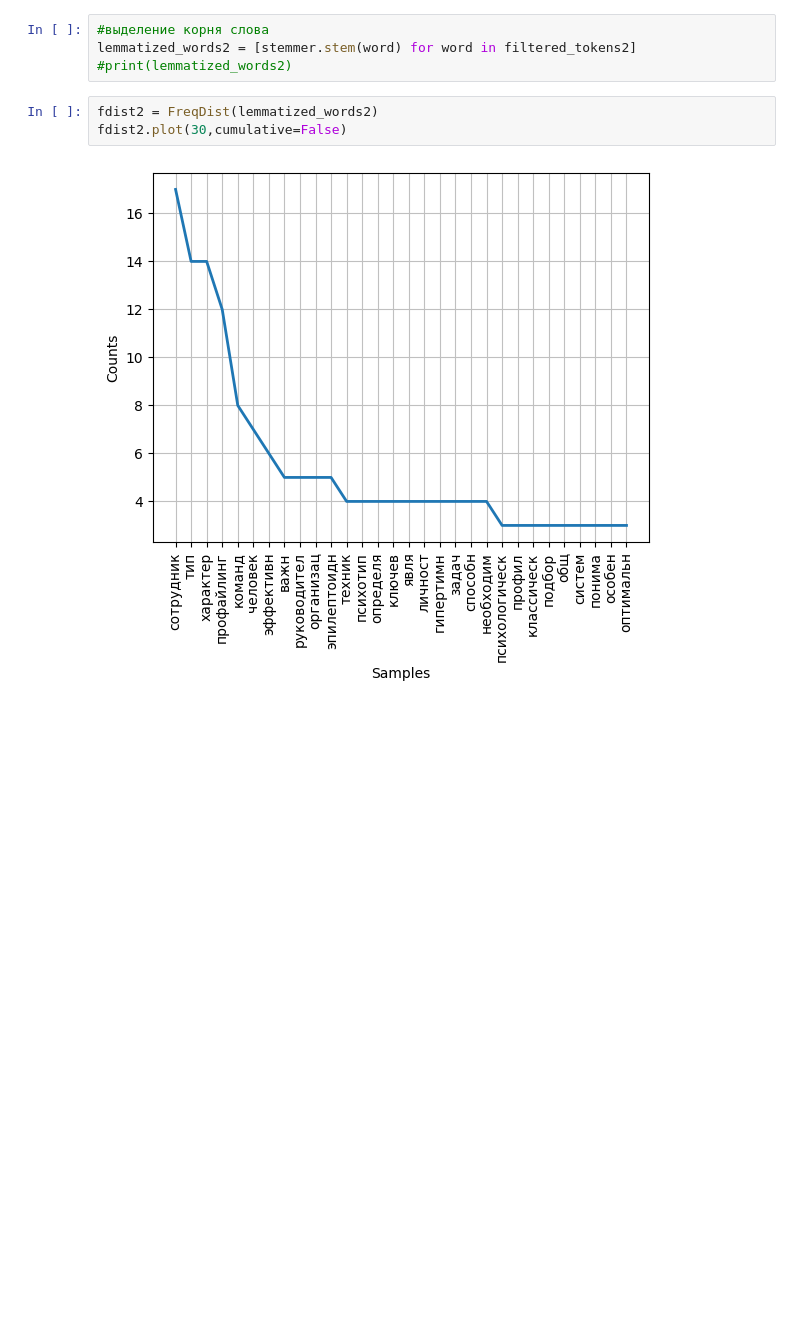
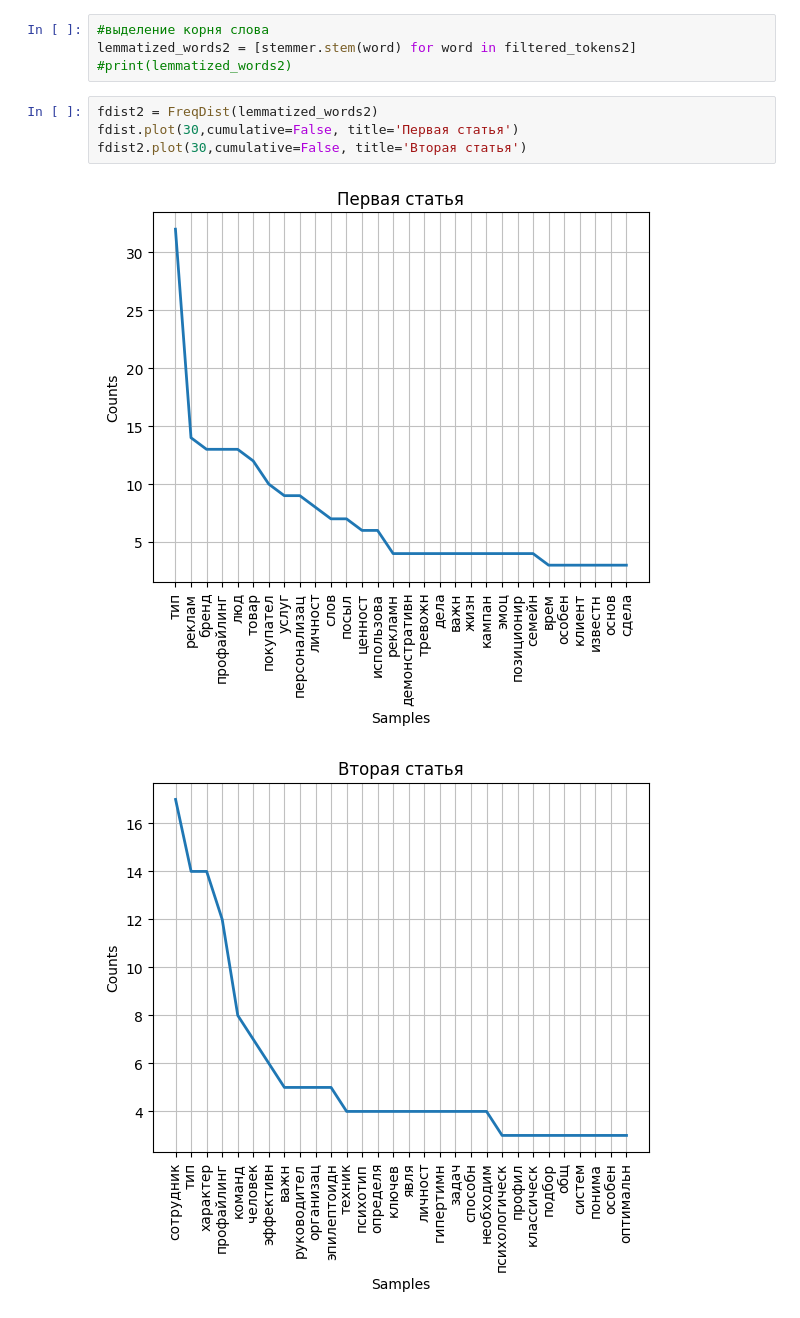
Before and after one commit to BelikMary/Electronic_content_development, a Jupyter notebook: Анализ_текста.ipynb, the cells around one changed output. Saved outputs shown, nothing was run; the diff lists cells and outputs as text; blank space fills up the shorter version.

```diff
--- a/Анализ_текста.ipynb
+++ b/Анализ_текста.ipynb
@@ -172,6 +172,8 @@ lemmatized_words2 = [stemmer.stem(word) for word in filtered_tokens2]
 #print(lemmatized_words2)
 # %%
 fdist2 = FreqDist(lemmatized_words2)
-fdist2.plot(30,cumulative=False)
+fdist.plot(30,cumulative=False, title='Первая статья')
+fdist2.plot(30,cumulative=False, title='Вторая статья')
 # %% [output]
-[figure, old version]
+[figure, new version]
+[figure, added]
```
Also changed, not shown: parts of 2 cells of this notebook.
